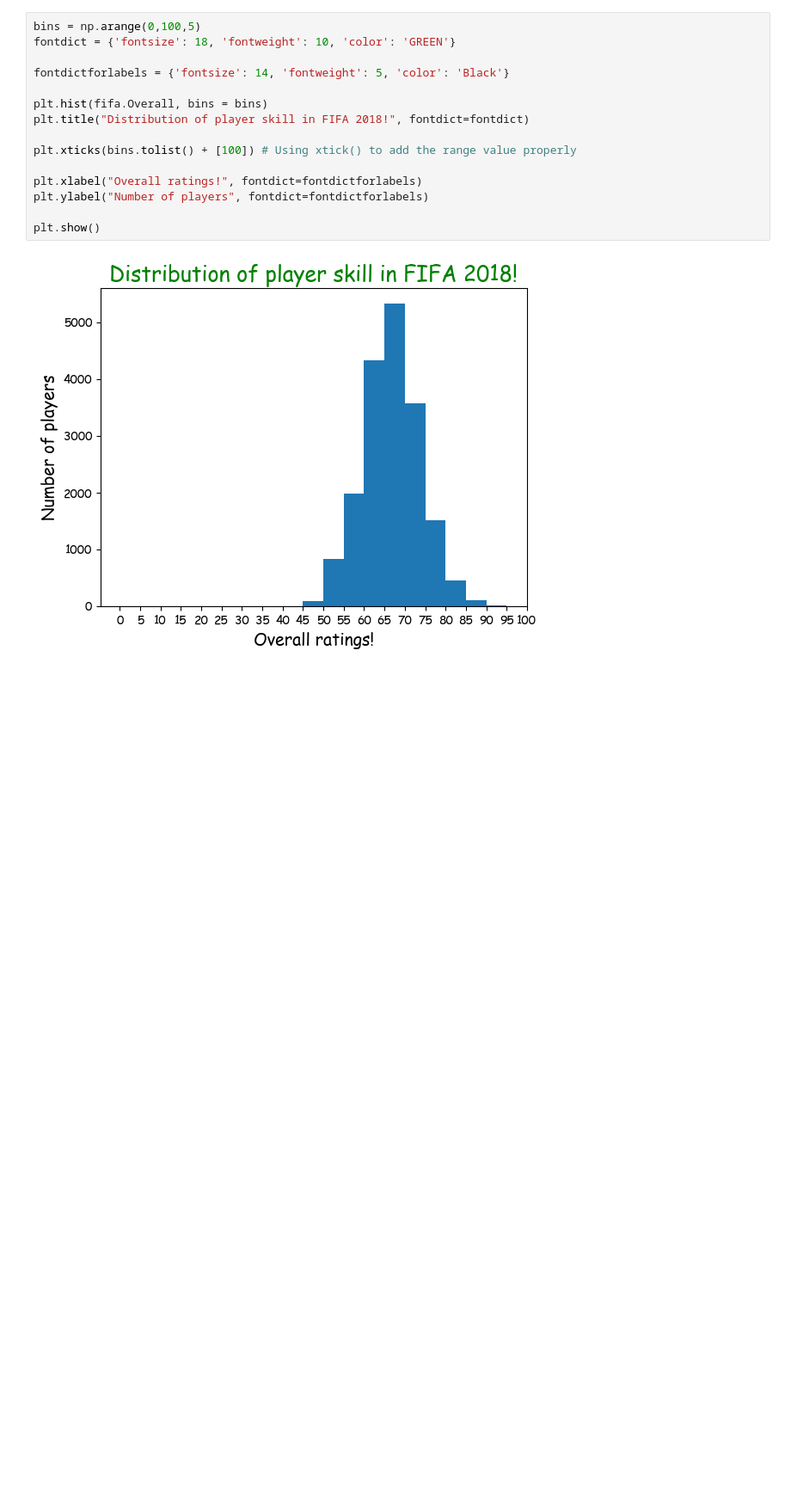
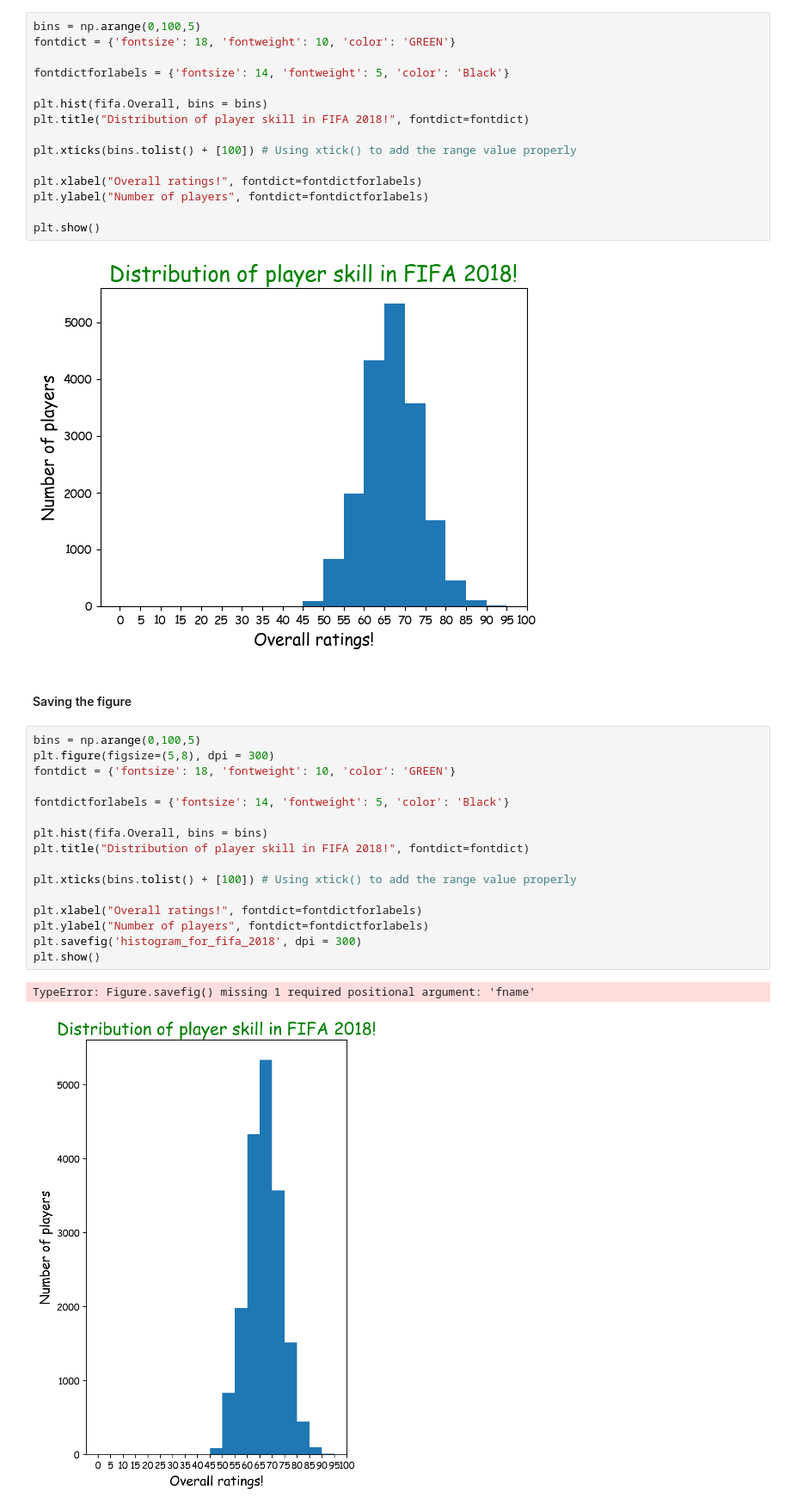
Before and after one commit to whoseunassailable/understanding_of_matplotlib, a Jupyter notebook: understanding_matplotlib.ipynb, the cells around one changed output. Shown at 86% size. Cells and saved outputs as stored; diff of their text form; blank space fills up the shorter version.

Commit message:
saving of the histogram

```diff
--- a/understanding_matplotlib.ipynb
+++ b/understanding_matplotlib.ipynb
@@ -533,3 +533,24 @@ plt.ylabel("Number of players", fontdict=fontdictforlabels)
 plt.show()
 # %% [output]
 [figure]
+# %% [markdown]
+#### Saving the figure
+# %%
+bins = np.arange(0,100,5)
+plt.figure(figsize=(5,8), dpi = 300)
+fontdict = {'fontsize': 18, 'fontweight': 10, 'color': 'GREEN'}
+
+fontdictforlabels = {'fontsize': 14, 'fontweight': 5, 'color': 'Black'}
+
+plt.hist(fifa.Overall, bins = bins)
+plt.title("Distribution of player skill in FIFA 2018!", fontdict=fontdict)
+
+plt.xticks(bins.tolist() + [100]) # Using xtick() to add the range value properly
+
+plt.xlabel("Overall ratings!", fontdict=fontdictforlabels)
+plt.ylabel("Number of players", fontdict=fontdictforlabels)
+plt.savefig('histogram_for_fifa_2018', dpi = 300)
+plt.show()
+# %% [output]
+TypeError: Figure.savefig() missing 1 required positional argument: 'fname'
+[figure, added]
```
Also changed, not shown: 1 other file.
